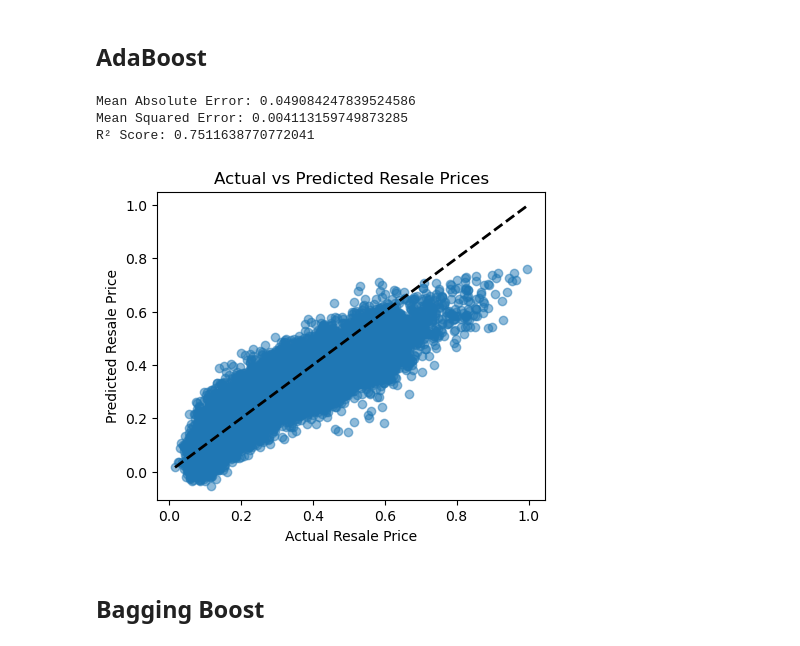
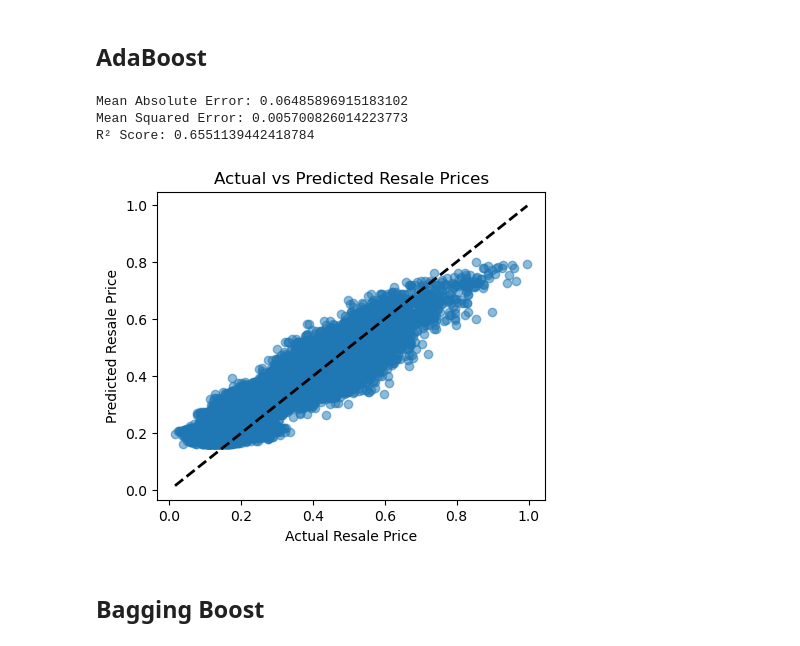
Before and after one commit to yuntsingg/DSE3101-HDB-Decode, a Jupyter notebook: code/ML_Model_Trials.ipynb, the cells around one changed output. Saved outputs shown, nothing was run; the diff lists cells and outputs as text; code cells hidden in the pictures.

```diff
--- a/code/ML_Model_Trials.ipynb
+++ b/code/ML_Model_Trials.ipynb
@@ -184,0 +187,18 @@ plt.show()
+# %%
+from xgboost import XGBRegressor
+from sklearn.pipeline import Pipeline
+
+# Define your pipeline
+xg = Pipeline(steps=[
+    ('preprocessor', preprocessor),  # optional: OneHotEncoder, StandardScaler, etc.
+    ('regressor', XGBRegressor(
+        n_estimators=100,
+        learning_rate=0.1,
+        max_depth=3,
+        random_state=42,
+        objective='reg:squarederror'  # important for regression tasks
+    ))
+])
+
+# Fit the model
+xg.fit(X_train, y_train)
@@ -332,37 +385,37 @@ R² Score: 0.7511638770772041
 # %%
 from sklearn.ensemble import AdaBoostRegressor
 from sklearn.datasets import make_regression
 
 model_adb = Pipeline(steps=[
     ('preprocessor', preprocessor),
     ('regressor', AdaBoostRegressor(random_state=0, n_estimators=100))
 ])
 
 
 model_adb.fit(X_train, y_train)
 
-y_pred_adb = model_PLSR.predict(X_test)
+y_pred_adb = model_adb.predict(X_test)
 
 # Evaluation Metrics
 mae_adb = mean_absolute_error(y_test, y_pred_adb)
 mse_adb = mean_squared_error(y_test, y_pred_adb)
 r2_adb = r2_score(y_test, y_pred_adb)
 
 print(f"Mean Absolute Error: {mae_adb}")
 print(f"Mean Squared Error: {mse_adb}")
 print(f"R² Score: {r2_adb}")
 plt.figure(figsize=(5, 4))
 plt.scatter(y_test, y_pred_adb, alpha=0.5)
 plt.plot([y_test.min(), y_test.max()], [y_test.min(), y_test.max()], 'k--', lw=2)
 plt.xlabel('Actual Resale Price')
 plt.ylabel('Predicted Resale Price')
 plt.title('Actual vs Predicted Resale Prices')
 plt.show()
 # %% [output]
-Mean Absolute Error: 0.049084247839524586
-Mean Squared Error: 0.004113159749873285
-R² Score: 0.7511638770772041
+Mean Absolute Error: 0.06485896915183102
+Mean Squared Error: 0.005700826014223773
+R² Score: 0.6551139442418784
-[figure, old version]
+[figure, new version]
 # %% [markdown]
 ## Bagging Boost
 # %%
```
Also changed, not shown: parts of 8 cells of this notebook, 4 other files.
